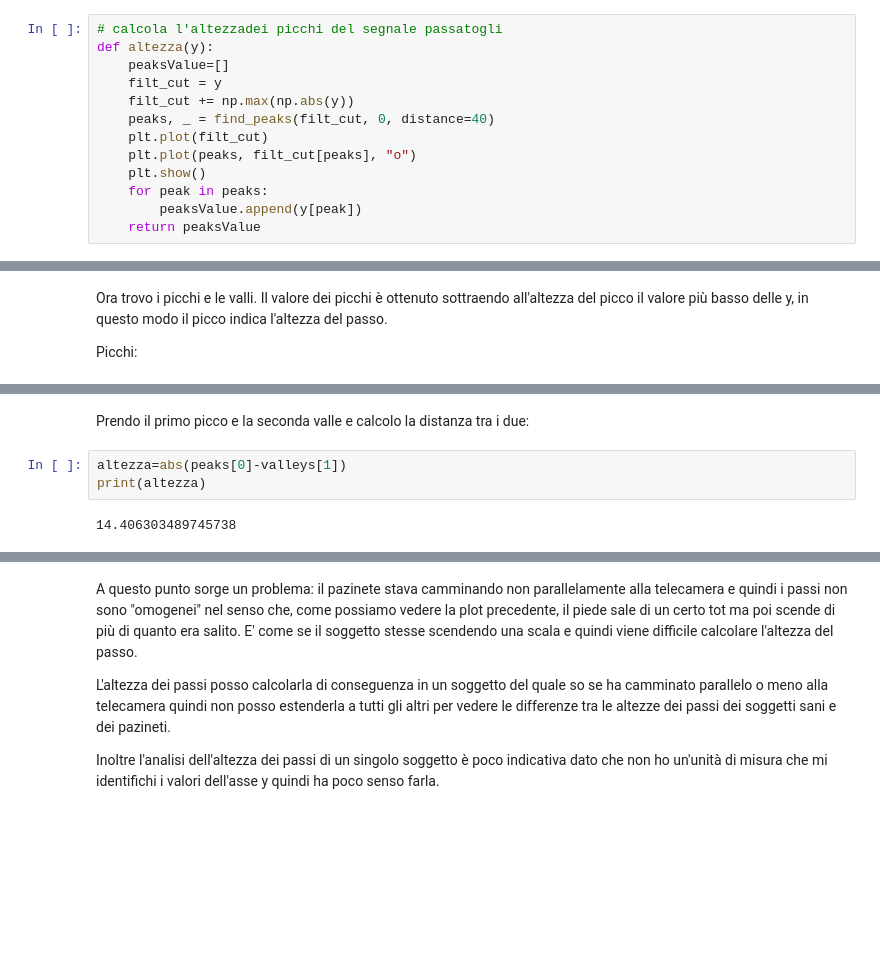
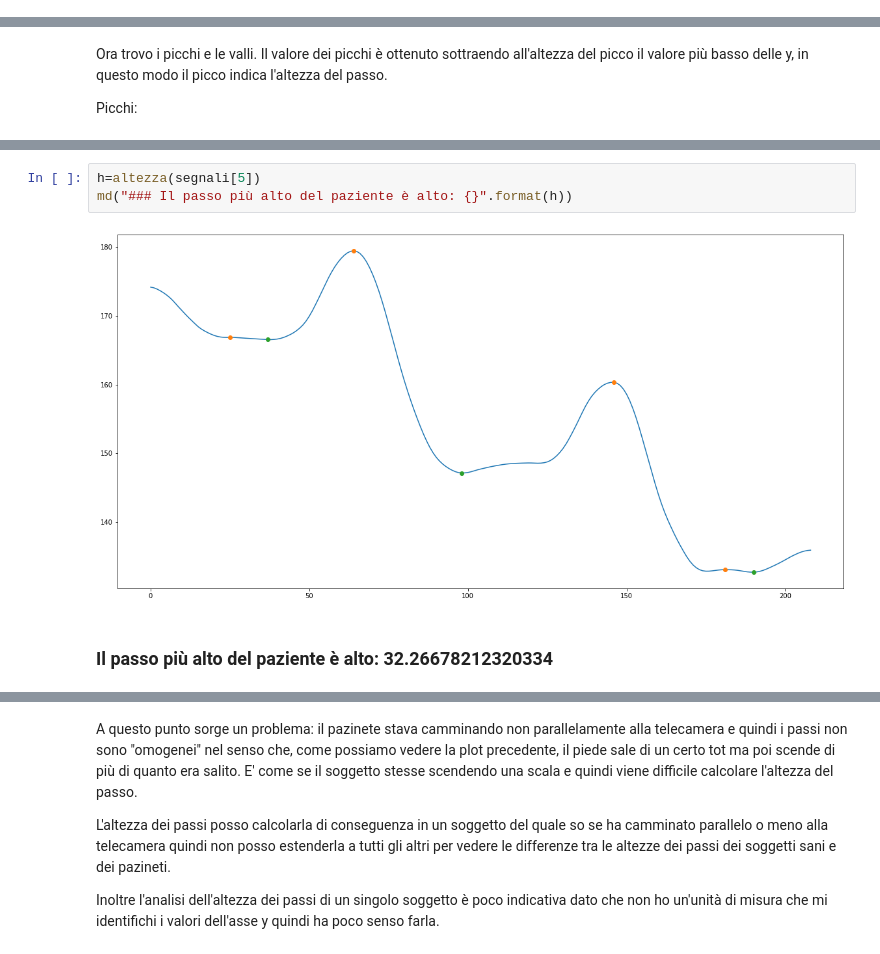
Before and after one commit to LoScarro/Fondamenti-di-Elaborazione-di-Segnali-e-Immagini, a Jupyter notebook: labo.ipynb, the cells around one changed output, grey strips where cells are left out. Saved outputs shown, nothing was run; the diff lists cells and outputs as text; blank space fills up the shorter version.

```diff
--- a/labo.ipynb
+++ b/labo.ipynb
@@ -162,16 +162,3 @@ def piedeTerra(frames):
             if frames[i+1] - frames[i]  > 5:
                 split.append(i+1)
     return np.array_split(frames, split)
-# %%
-# calcola l'altezzadei picchi del segnale passatogli
-def altezza(y):
-    peaksValue=[]
-    filt_cut = y
-    filt_cut += np.max(np.abs(y))
-    peaks, _ = find_peaks(filt_cut, 0, distance=40)
-    plt.plot(filt_cut)
-    plt.plot(peaks, filt_cut[peaks], "o")
-    plt.show()
-    for peak in peaks:
-        peaksValue.append(y[peak])
-    return peaksValue
@@ -685,7 +718,6 @@ print(valleys)
-# %% [markdown]
-Prendo il primo picco e la seconda valle e calcolo la distanza tra i due:
-# %%
-altezza=abs(peaks[0]-valleys[1])
-print(altezza)
-# %% [output]
-14.406303489745738
+# %%
+h=altezza(segnali[5])
+md("### Il passo più alto del paziente è alto: {}".format(h))
+# %% [output]
+[figure, added]
+### Il passo più alto del paziente è alto: 32.26678212320334
```
Also changed, not shown: parts of 7 cells of this notebook, 3 other files.
